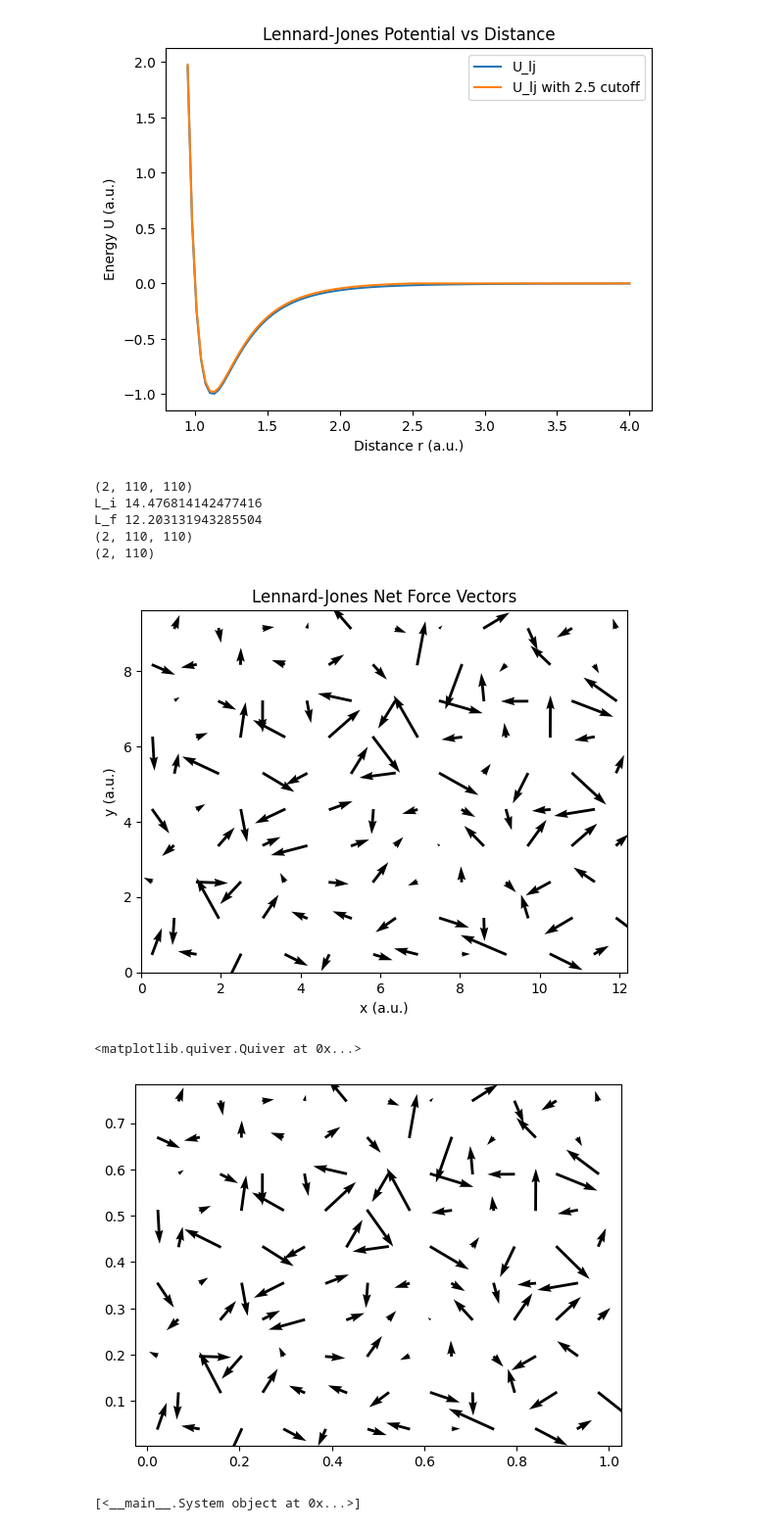
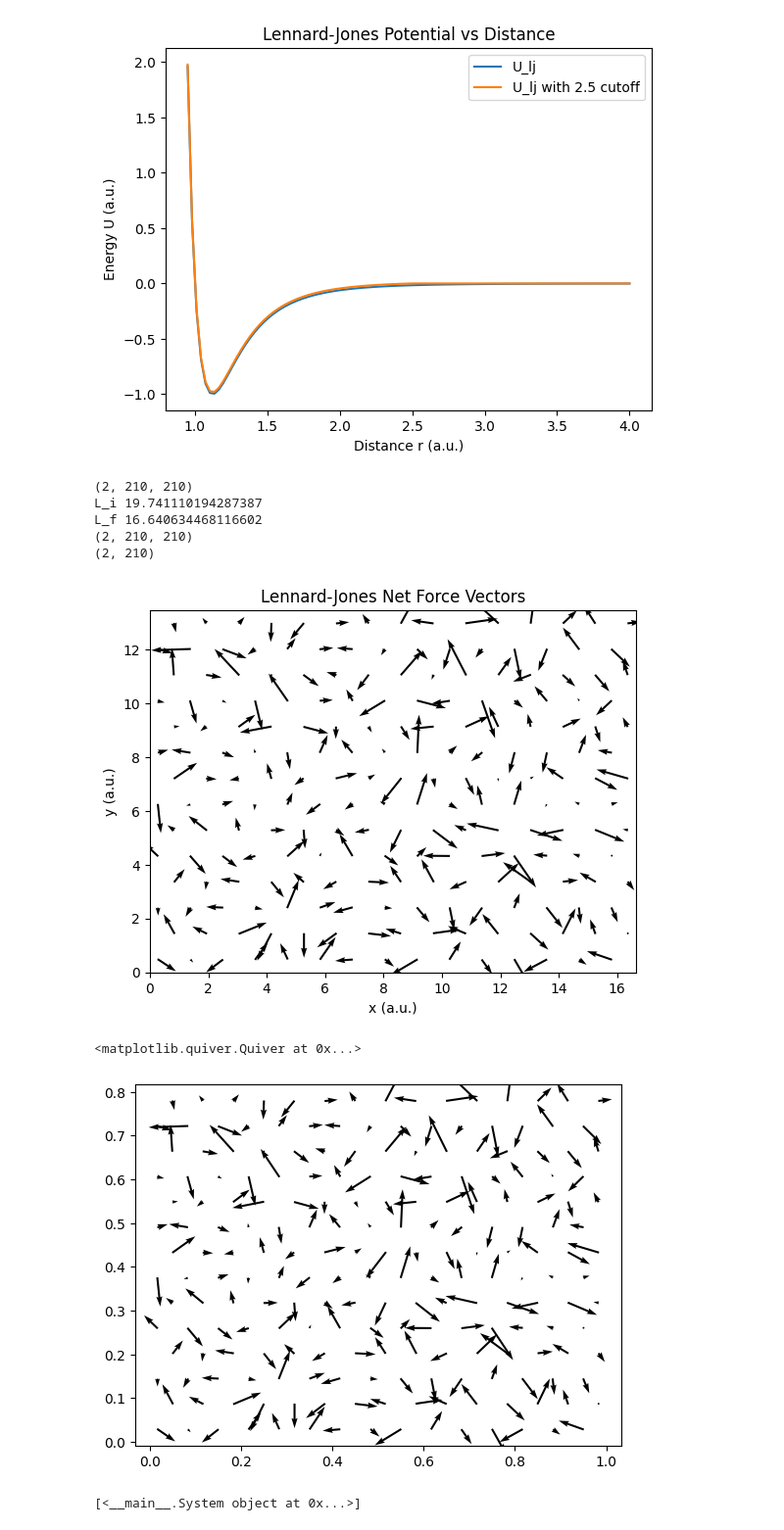
Before and after one commit to julius-clegg/Molecular-Dynamics-Simulation, a Jupyter notebook: PHYS2020 Project.ipynb, the cells around one changed output. Shown: that part at 98% size. Cells and saved outputs as stored; diff of their text form; code cells hidden in the pictures.

```diff
--- a/PHYS2020 Project.ipynb
+++ b/PHYS2020 Project.ipynb
@@ -27,7 +28,7 @@ $$
 rng = np.random.default_rng(seed=102)
 
 X_U_MIN = 2**(1/6)*1
-N_L = 10
+N_L = 15
 # N = N_L*N_L
 DIM = 2
 
@@ -242,12 +243,12 @@ plt.ylabel("y (a.u.)")
 plt.quiver(*r*L, *F_net, angles="xy", )
 plt.show()
 # %% [output]
-(2, 110, 110)
-L_i 14.476814142477416
-L_f 12.203131943285504
-(2, 110, 110)
-(2, 110)
+(2, 210, 210)
+L_i 19.741110194287387
+L_f 16.640634468116602
+(2, 210, 210)
+(2, 210)
-[figure, old version]
+[figure, new version]
 # %%
 class System():
     def __init__(self, r0, v0, wrap, L, dim, N, steps, dt, T_target=None, zeta=None, Q=None):
@@ -272,10 +273,10 @@ class System():
         self.Fs = np.zeros((steps, dim, N))
         self.calc_neigh_F(0)
 
-        self.KEs = np.zeros(steps)
-        self.Ts = np.zeros(steps)
+        # self.KEs = np.zeros(steps)
+        # self.Ts = np.zeros(steps)
         self.Us = np.zeros(steps)
-        self.Ps = np.zeros(steps)
+        # self.Ps = np.zeros(steps)
         self.take_measurements(0)
 
         # self.nu = 0.2 / dt
@@ -286,9 +287,9 @@ class System():
         else:
             self.T_target = T_target
 
-        self.zeta = np.zeros(steps)
+        self.zeta = 0
         if zeta is not None:
-            self.zeta[0] = zeta
+            self.zeta = zeta
         if Q is None:
             self.Q = 2
         else:
@@ -351,10 +352,23 @@ class System():
     def take_measurements(self,i):
         # self.calc_U(i)
         self.calc_neigh_U(i)
-        self.KEs[i] = (self.vs[i]**2).sum() / self.N / 2
-        self.Ts[i] = self.KEs[i] * 2 / self.dim
-        vir = (self.rs[i]*self.L * self.Fs[i]).sum()
-        self.Ps[i] = (self.N * self.Ts[i] + vir/self.dim) / self.V
+        # self.KEs[i] = (self.vs[i]**2).sum() / self.N / 2
+        # self.Ts[i] = self.KEs[i] * 2 / self.dim
+        # vir = (self.rs[i]*self.L * self.Fs[i]).sum()
+        # self.Ps[i] = (self.N * self.Ts[i] + vir/self.dim) / self.V
+
+    @property
+    def KEs(self):
+        return (self.vs**2).sum(axis=(1,2)) / self.N / 2
+
+    @property
+    def Ts(self):
+        return self.KEs * 2 / self.dim
+
+    @property
+    def Ps(self):
+        vir = (self.rs*self.L * self.Fs).sum(axis=(1,2))
+        return (self.N * self.Ts + vir/self.dim) / self.V
 
     # def velocity_verlet(self, i):
     #     dt = self.dt
@@ -394,16 +408,16 @@ class System():
 
     def nose_hoover(self, i):
         dt = self.dt
-        self.rs[i+1] = self.rs[i] + (self.vs[i]*dt + (self.Fs[i]-self.zeta[i]*self.vs[i]) * dt**2/2)/self.L
+        self.rs[i+1] = self.rs[i] + (self.vs[i]*dt + (self.Fs[i]-self.zeta*self.vs[i]) * dt**2/2)/self.L
 
-        v_2 = self.vs[i] + (self.Fs[i]-self.zeta[i]*self.vs[i]) * (dt/2)
+        v_2 = self.vs[i] + (self.Fs[i]-self.zeta*self.vs[i]) * (dt/2)
 
         self.calc_neigh_displ_and_F(i)
 
-        zeta_2 = self.zeta[i] + ((self.vs[i]**2).sum()/2 - (self.dim*self.N+1)/2 * self.T_target) * (dt/2/self.Q)
-        self.zeta[i+1] = zeta_2 + ((v_2**2).sum()/2 - (self.dim*self.N+1)/2 * self.T_target) * (dt/2/self.Q)
+        zeta_2 = self.zeta + ((self.vs[i]**2).sum()/2 - (self.dim*self.N+1)/2 * self.T_target) * (dt/2/self.Q)
+        self.zeta = zeta_2 + ((v_2**2).sum()/2 - (self.dim*self.N+1)/2 * self.T_target) * (dt/2/self.Q)
 
-        self.vs[i+1] = (v_2 + self.Fs[i+1]*(dt/2))/(1+self.zeta[i+1]*(dt/2))
+        self.vs[i+1] = (v_2 + self.Fs[i+1]*(dt/2))/(1+self.zeta*(dt/2))
 
     def calc_neigh_displ_and_F(self,i):
         self.drv -= dt * magnitude2(self.vs[i]).max()**.5
@@ -417,34 +431,34 @@ class System():
     #     lj_forces = pair_F_lj_vec(self.displacements*L)
     #     for j in range(self.dim):
     #         np.fill_diagonal(lj_forces[j,:],0)
     #     self.Fs[i] = lj_forces.sum(axis=2)
 
     # def calc_U(self,i):
     #     U = pair_U_lj_vec(self.displacements*L)
     #     np.fill_diagonal(U,0)
     #     self.Us[i] = U.sum() / self.N
 
     @staticmethod
     def pair_displacements_1D(x):
         return -np.diff(np.meshgrid(x,x),axis=0)[0]
 
     def pair_displacements(self,r):
         return np.array([
             (wrap[i]/2+System.pair_displacements_1D(x)/self.L)%wrap[i]-wrap[i]/2
             for i,x in enumerate(r)
         ])*self.L
 
 t_total,dt = 10,0.001
 steps = int(t_total//dt)
 test = System(r,v,wrap,L,DIM,N,steps,dt, T_target=0.5)
 plt.quiver(*test.rs[0],*test.Fs[0],angles="xy")
 # print(L)
 # print(test.neigh_displacements[0])
 # print(len(test.neigh_displacements),test.neigh_displacements[0].shape)
 # print( pair_F_lj_vec(test.neigh_displacements[0]))
 # %% [output]
 <matplotlib.quiver.Quiver at 0x...>
-[figure, old version]
+[figure, new version]
 # %%
 with open("systems.pkl","rb") as systems_pickle:
     system_saves = pickle.load(systems_pickle)
```
Also changed, not shown: parts of 12 cells of this notebook.
